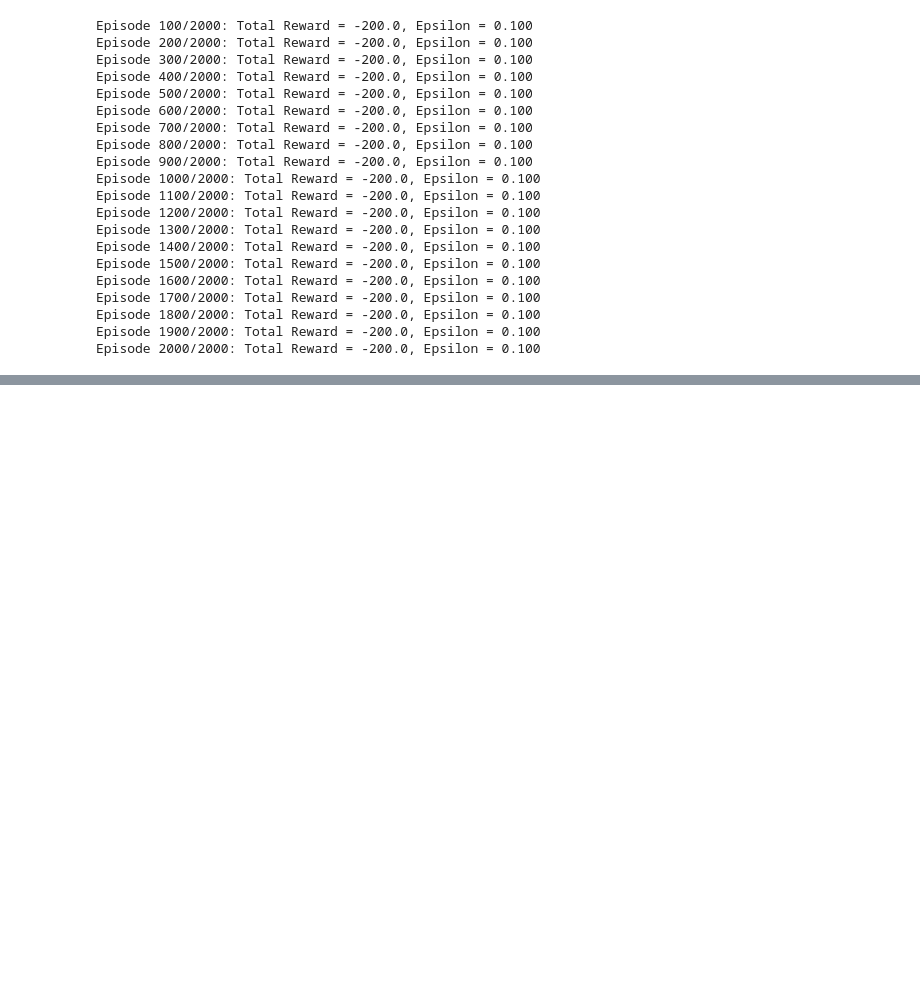
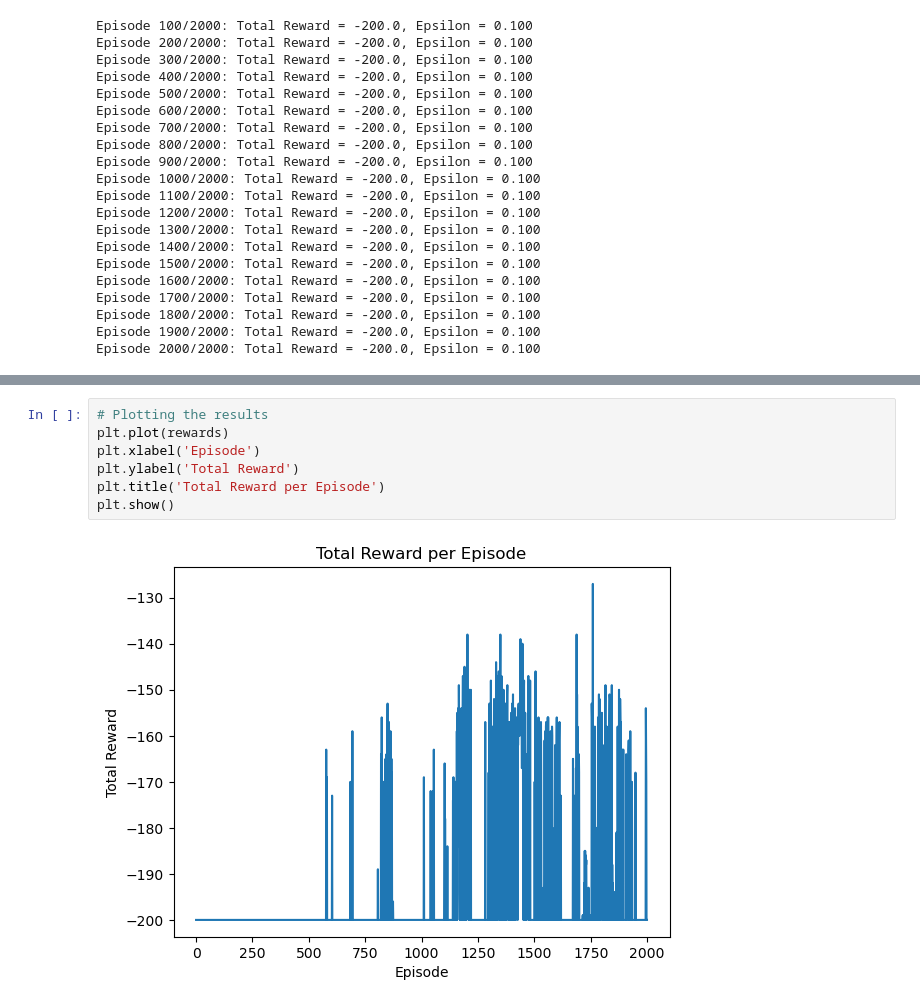
Before and after one commit to RaiderG0d/AAA, a Jupyter notebook: P2/q-learning.ipynb, the cells around one changed output, grey strips where cells are left out. Cells and saved outputs as stored; diff of their text form; blank space fills up the shorter version.

```diff
--- a/P2/q-learning.ipynb
+++ b/P2/q-learning.ipynb
@@ -209,0 +329,9 @@ def epsilon_greedy(state, epsilon):
+# %%
+# Plotting the results
+plt.plot(rewards)
+plt.xlabel('Episode')
+plt.ylabel('Total Reward')
+plt.title('Total Reward per Episode')
+plt.show()
+# %% [output]
+[figure, added]
```
Also changed, not shown: parts of 10 cells of this notebook, 5 other files.
